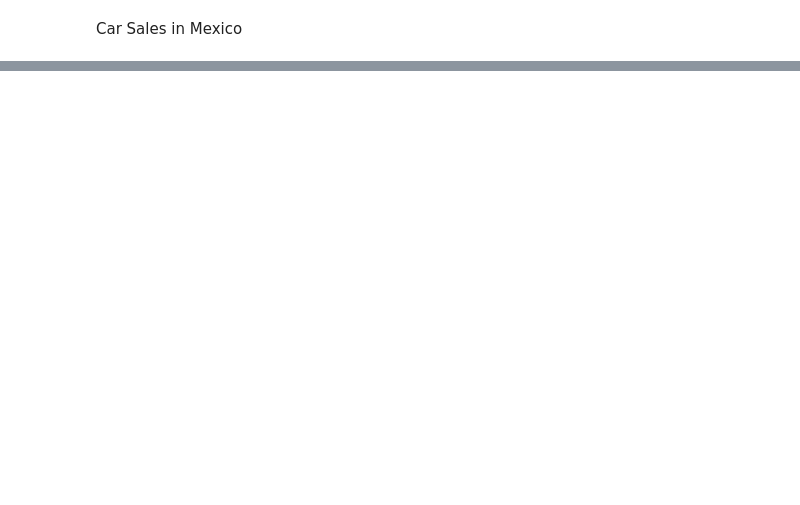
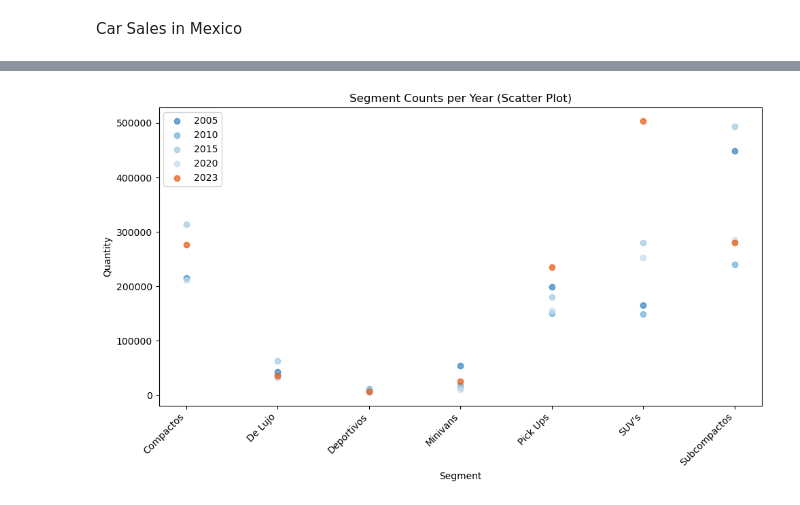
Before and after one commit to AngelesVillagrana/Project-1, a Jupyter notebook: Project-1-Car-Sales.ipynb, the cells around one changed output, grey strips where cells are left out. Cells and saved outputs as stored; diff of their text form; code cells hidden in the pictures; blank space fills up the shorter version.

```diff
--- a/Project-1-Car-Sales.ipynb
+++ b/Project-1-Car-Sales.ipynb
@@ -508,0 +193,20 @@ plt.show()
+# %%
+# Create the chart
+plt.figure(figsize=(10, 6))
+
+# Iterate over the years and create a scatter plot
+for year, segment_counts_year in count_by_year.items():
+    plt.scatter(segment_counts_year.index, segment_counts_year.values, label=str(year), alpha=0.7)
+
+# Add title and labels
+plt.title('Segment Counts per Year (Scatter Plot)')
+plt.xlabel('Segment')
+plt.ylabel('Quantity')
+plt.xticks(rotation=45, ha='right')
+plt.legend()
+
+# Show the chart
+plt.tight_layout()
+plt.show()
+# %% [output]
+[figure, added]
```
Also changed, not shown: parts of 53 cells of this notebook.
